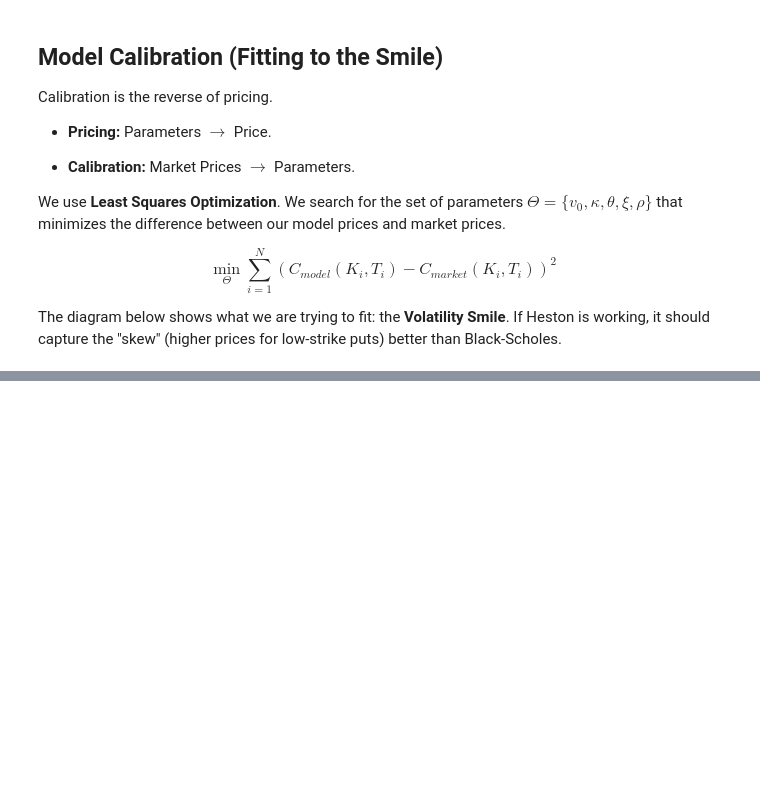
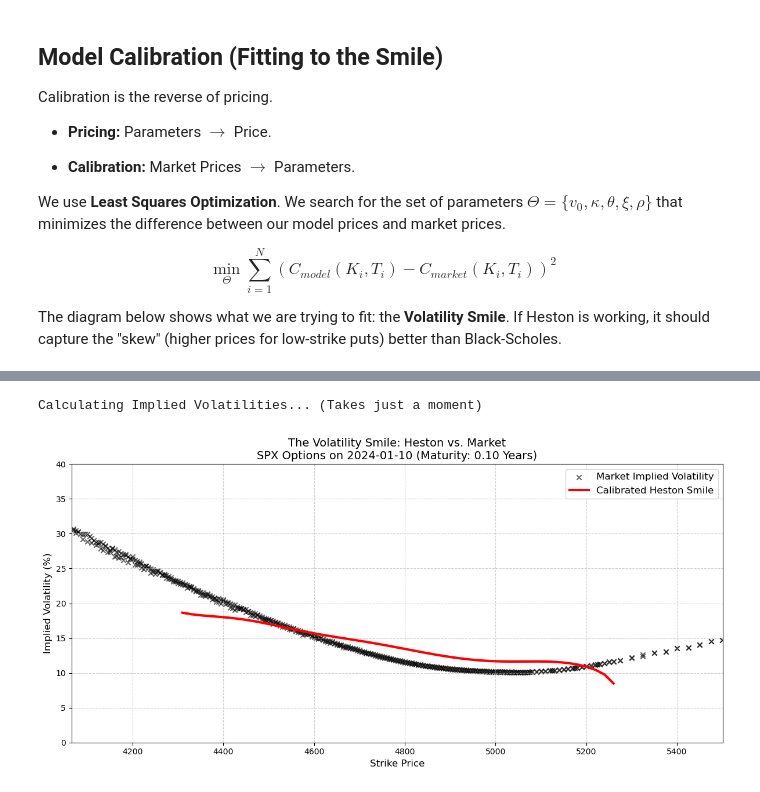
Before and after one commit to jordanchongja/quant-structuring-workbench, a Jupyter notebook: BlackSholes_MertonJump.ipynb, the cells around one changed output, grey strips where cells are left out. Cells and saved outputs as stored; diff of their text form; code cells hidden in the pictures; blank space fills up the shorter version.

```diff
--- a/BlackSholes_MertonJump.ipynb
+++ b/BlackSholes_MertonJump.ipynb
@@ -15,18 +0,0 @@ Captures "Fat Tails" and sudden crashes via Poisson jumps.
-# %%
-import numpy as np
-import pandas as pd
-import matplotlib.pyplot as plt
-import scipy.stats as si
-from scipy.integrate import quad
-import seaborn as sns
-
-# Set plotting style
-sns.set_style("darkgrid")
-plt.rcParams['figure.figsize'] = (12, 6)
-
-# Global Parameters (Toggles)
-S0 = 100.0    # Spot Price
-K_list = np.linspace(80, 120, 50) # Range of Strikes for plotting
-T = 1.0       # Time to Maturity (1 year)
-r = 0.05      # Risk-free rate
-q = 0.0       # Dividend yield
@@ -441,0 +483,57 @@ rho        | -0.6000    | -0.6061
+# %%
+from scipy.optimize import brentq
+import warnings
+
+def bs_call_price(sigma, S, K, T, r, q):
+    d1 = (np.log(S / K) + (r - q + 0.5 * sigma ** 2) * T) / (sigma * np.sqrt(T))
+    d2 = d1 - sigma * np.sqrt(T)
+    return S * np.exp(-q * T) * si.norm.cdf(d1) - K * np.exp(-r * T) * si.norm.cdf(d2)
+
+def implied_volatility(target_price, S, K, T, r, q):
+    intrinsic = max(S * np.exp(-q*T) - K * np.exp(-r*T), 0)
+    if target_price <= intrinsic: return np.nan
+
+    def objective(sigma):
+        return bs_call_price(sigma, S, K, T, r, q) - target_price
+
+    try:
+        return brentq(objective, 1e-4, 5.0) # Widened search bounds slightly
+    except ValueError:
+        return np.nan
+
+print("Calculating Implied Volatilities... (Takes just a moment)")
+
+with warnings.catch_warnings():
+    warnings.simplefilter("ignore")
+    market_iv = [implied_volatility(p, S0, k, T, r, q) for p, k in zip(market_prices, market_strikes)]
+    model_iv  = [implied_volatility(p, S0, k, T, r, q) for p, k in zip(model_prices, smooth_strikes)]
+
+# --- THE CLEANUP FIX ---
+# Filter out the NaN values so the line connects smoothly
+valid_idx = ~np.isnan(model_iv)
+clean_strikes = np.array(smooth_strikes)[valid_idx]
+clean_iv = np.array(model_iv)[valid_idx] * 100
+
+plt.figure(figsize=(12, 6))
+
+# Plot only the valid Market IVs
+plt.scatter(market_strikes, np.array(market_iv) * 100, color='black', label='Market Implied Volatility', marker='x', alpha=0.6)
+
+# Plot the cleaned Heston IV line
+plt.plot(clean_strikes, clean_iv, color='red', label='Calibrated Heston Smile', linewidth=3)
+
+plt.title(f"The Volatility Smile: Heston vs. Market\nSPX Options on {TARGET_DATE} (Maturity: {T:.2f} Years)", fontsize=14)
+plt.xlabel("Strike Price", fontsize=12)
+plt.ylabel("Implied Volatility (%)", fontsize=12)
+
+# Zoom in on the relevant OTM/ATM region to see the true "Smile"
+plt.xlim(S0 * 0.85, S0 * 1.15) # Show from 85% to 115% of Spot Price
+plt.ylim(0, 40)                # Cap IV at 40% for better visual scaling
+
+plt.grid(True, linestyle='--', alpha=0.6)
+plt.legend(fontsize=12)
+plt.tight_layout()
+plt.show()
+# %% [output]
+Calculating Implied Volatilities... (Takes just a moment)
+[figure, added]
```
Also changed, not shown: parts of 22 cells of this notebook, 10 other files.
